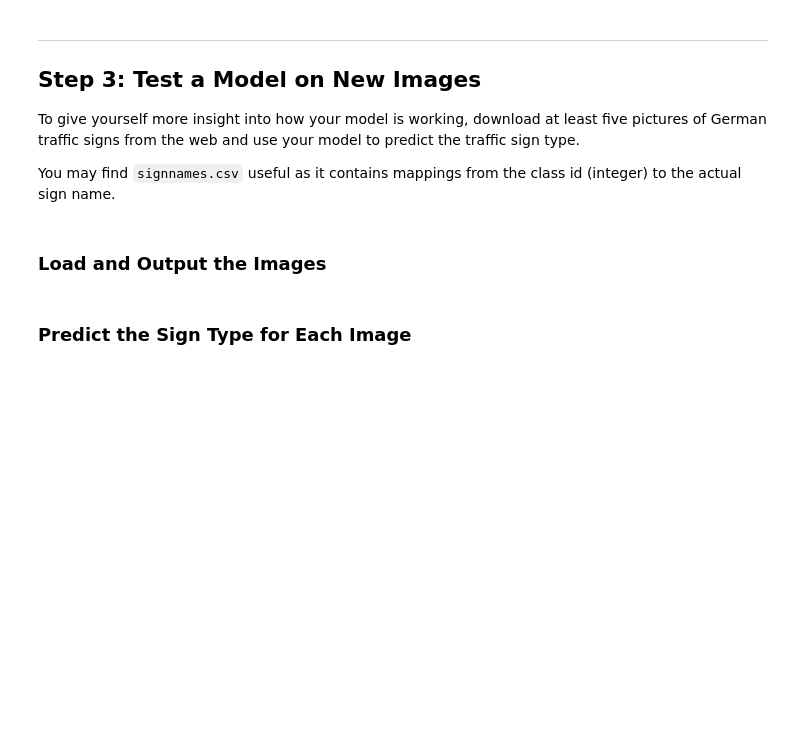
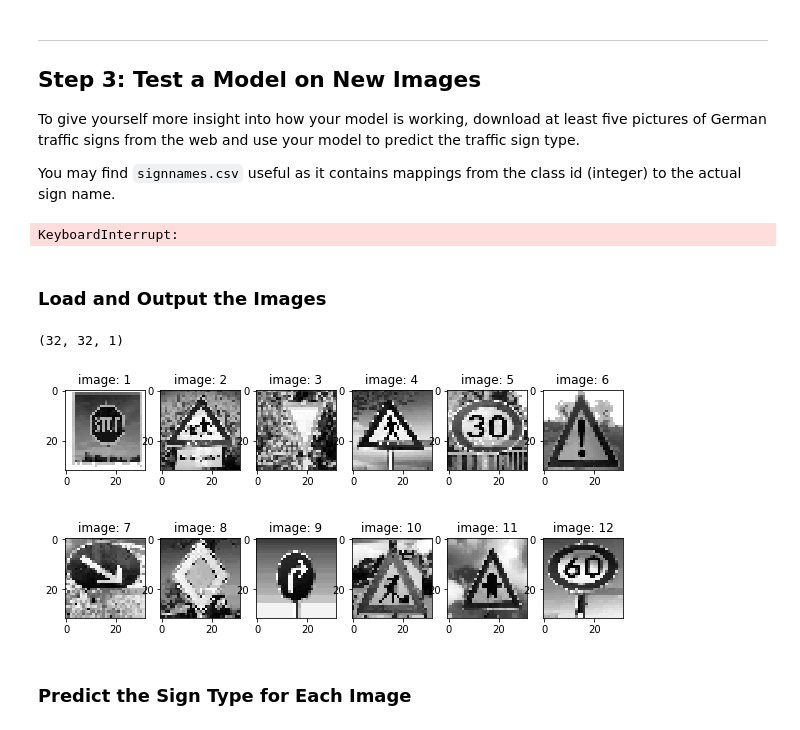
Before and after one commit to uddipan/Udacity_SelfDriving, a Jupyter notebook: Project2-TrafficSigns/Traffic_Sign_Classifier.ipynb, the cells around one changed output. Saved outputs shown, nothing was run; the diff lists cells and outputs as text; code cells hidden in the pictures; blank space fills up the shorter version.

Commit message:
add viz for downloaded imgs

```diff
--- a/Project2-TrafficSigns/Traffic_Sign_Classifier.ipynb
+++ b/Project2-TrafficSigns/Traffic_Sign_Classifier.ipynb
@@ -507,5 +510,14 @@ with tf.Session() as sess:
 To give yourself more insight into how your model is working, download at least five pictures of German traffic signs from the web and use your model to predict the traffic sign type.
 
 You may find `signnames.csv` useful as it contains mappings from the class id (integer) to the actual sign name.
+# %%
+with tf.Session() as sess:
+    sess.run(tf.global_variables_initializer())
+    saver_ = tf.train.import_meta_graph('./lenet.meta')
+    saver_.restore(sess, "./lenet")
+    my_accuracy = evaluate(X_train, y_train)
+    print("Test Set Accuracy = {:.3f}".format(my_accuracy))
+# %% [output]
+KeyboardInterrupt:
 # %% [markdown]
 ### Load and Output the Images
@@ -515,3 +524,32 @@ You may find `signnames.csv` useful as it contains mappings from the class id (i
+# %%
+### Load the images and plot them here.
+### Feel free to use as many code cells as needed.
+import os
+
+def displayImages(images):
+    plt.figure(figsize=(10,5))
+    length = len(images)
+    for i in range(length):
+        image = images[i].squeeze()
+        plt.subplot(2,length/2,i+1)
+        plt.title("image: %s" % (i+1))
+        plt.imshow(image, cmap = "gray")
+
+images = []
+folder = 'downloaded_images'
+for filename in os.listdir(folder):
+    if filename.endswith('.jpeg'):
+        img = cv2.imread(os.path.join(folder,filename))
+        img = cv2.resize(img, (32, 32))
+        images.append(img)
+
+images = np.array(images)
+images = preprocess(images)
+print(images[0].shape)
+displayImages(images)
+# %% [output]
+(32, 32, 1)
+[figure, added]
 # %% [markdown]
 ### Predict the Sign Type for Each Image
 # %%
```
Also changed, not shown: parts of 8 cells of this notebook, 3 other files.
